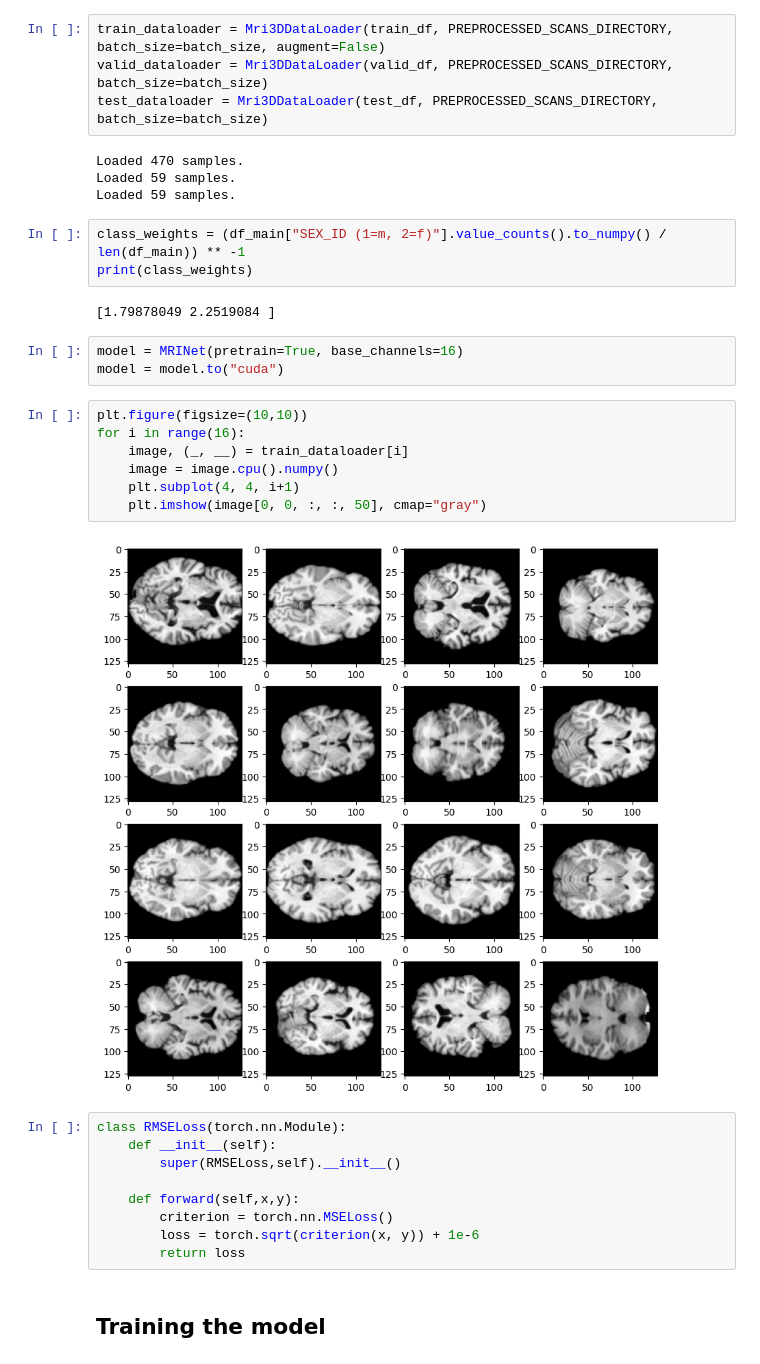
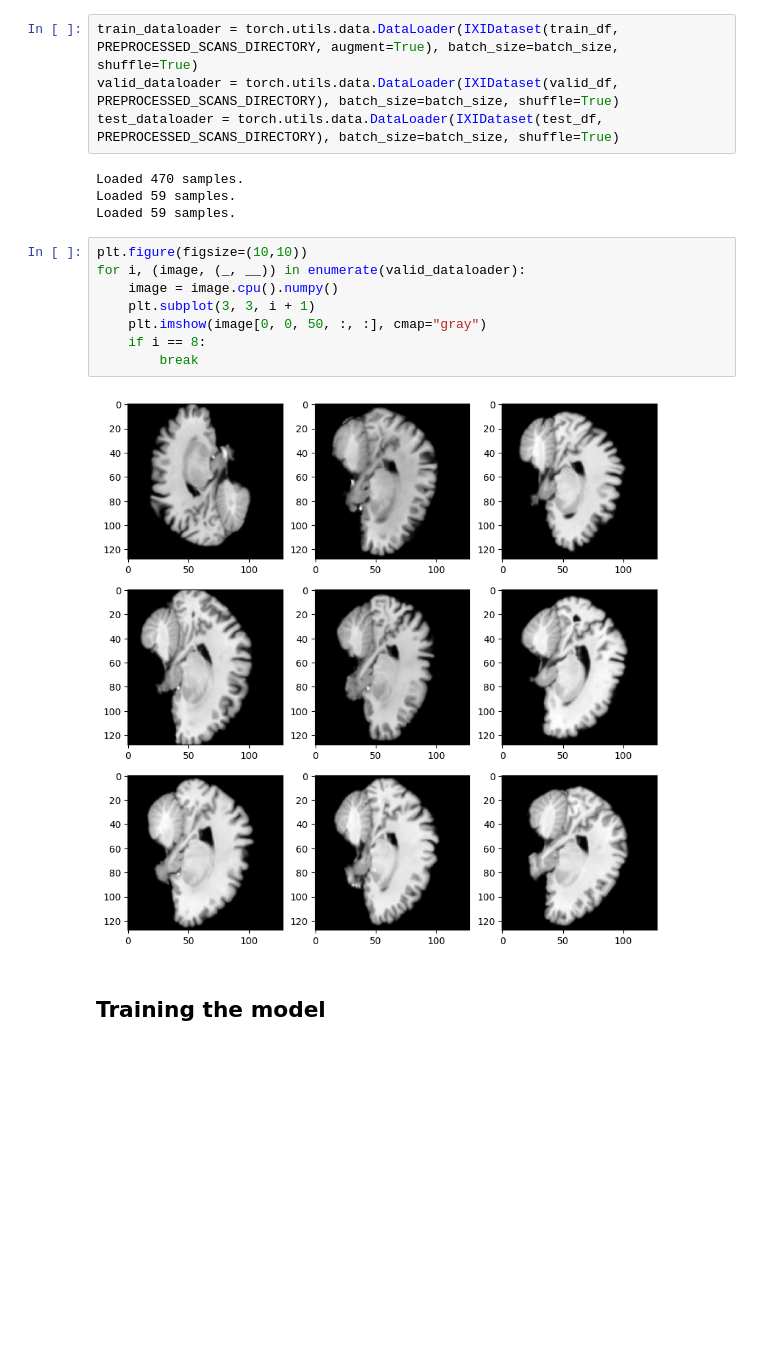
Before and after one commit to damianpolakpjwstk/dsc-2023-mri-classification, a Jupyter notebook: cnn_modelling/training.ipynb, the cells around one changed output. Saved outputs shown, nothing was run; the diff lists cells and outputs as text; blank space fills up the shorter version.

Commit message:
training and preprocessing

```diff
--- a/cnn_modelling/training.ipynb
+++ b/cnn_modelling/training.ipynb
@@ -33,38 +30,22 @@ train_df = train_df.reset_index(drop=True)
 valid_df = valid_df.reset_index(drop=True)
 test_df = test_df.reset_index(drop=True)
 # %%
-train_dataloader = Mri3DDataLoader(train_df, PREPROCESSED_SCANS_DIRECTORY, batch_size=batch_size, augment=False)
-valid_dataloader = Mri3DDataLoader(valid_df, PREPROCESSED_SCANS_DIRECTORY, batch_size=batch_size)
-test_dataloader = Mri3DDataLoader(test_df, PREPROCESSED_SCANS_DIRECTORY, batch_size=batch_size)
+train_dataloader = torch.utils.data.DataLoader(IXIDataset(train_df, PREPROCESSED_SCANS_DIRECTORY, augment=True), batch_size=batch_size, shuffle=True)
+valid_dataloader = torch.utils.data.DataLoader(IXIDataset(valid_df, PREPROCESSED_SCANS_DIRECTORY), batch_size=batch_size, shuffle=True)
+test_dataloader = torch.utils.data.DataLoader(IXIDataset(test_df, PREPROCESSED_SCANS_DIRECTORY), batch_size=batch_size, shuffle=True)
 # %% [output]
 Loaded 470 samples.
 Loaded 59 samples.
 Loaded 59 samples.
-# %%
-class_weights = (df_main["SEX_ID (1=m, 2=f)"].value_counts().to_numpy() / len(df_main)) ** -1
-print(class_weights)
-# %% [output]
-[1.79878049 2.2519084 ]
-# %%
-model = MRINet(pretrain=True, base_channels=16)
-model = model.to("cuda")
-# %%
-plt.figure(figsize=(10,10))
-for i in range(16):
-    image, (_, __) = train_dataloader[i]
-    image = image.cpu().numpy()
-    plt.subplot(4, 4, i+1)
-    plt.imshow(image[0, 0, :, :, 50], cmap="gray")
-# %% [output]
-[figure, removed]
-# %%
-class RMSELoss(torch.nn.Module):
-    def __init__(self):
-        super(RMSELoss,self).__init__()
-
-    def forward(self,x,y):
-        criterion = torch.nn.MSELoss()
-        loss = torch.sqrt(criterion(x, y)) + 1e-6
-        return loss
+# %%
+plt.figure(figsize=(10,10))
+for i, (image, (_, __)) in enumerate(valid_dataloader):
+    image = image.cpu().numpy()
+    plt.subplot(3, 3, i + 1)
+    plt.imshow(image[0, 0, 50, :, :], cmap="gray")
+    if i == 8:
+        break
+# %% [output]
+[figure, added]
 # %% [markdown]
 ## Training the model
```
Also changed, not shown: parts of 12 cells of this notebook, 14 other files.
